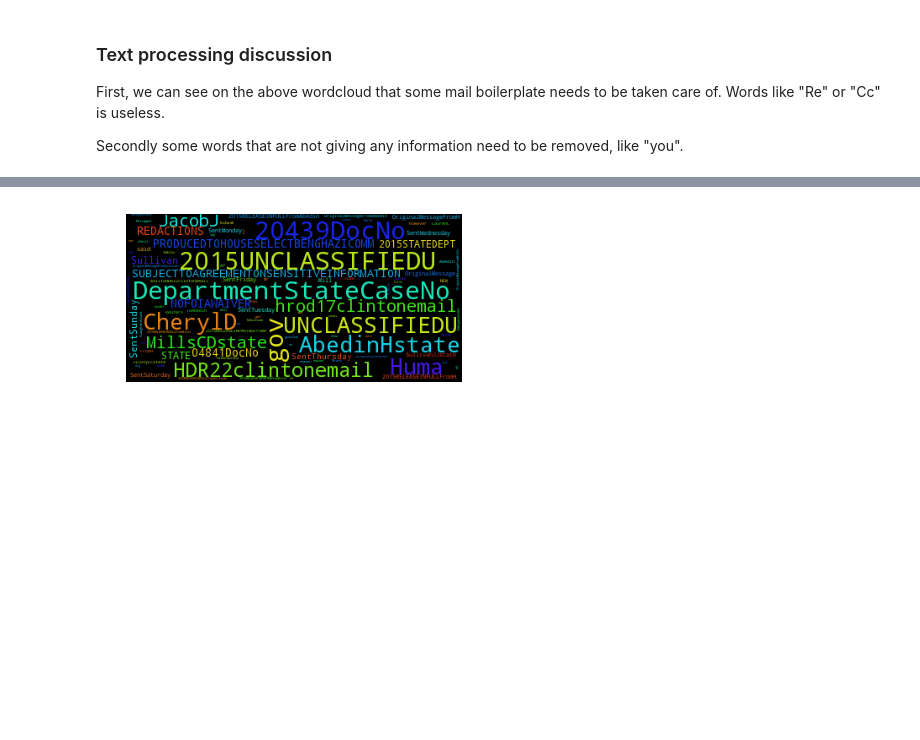
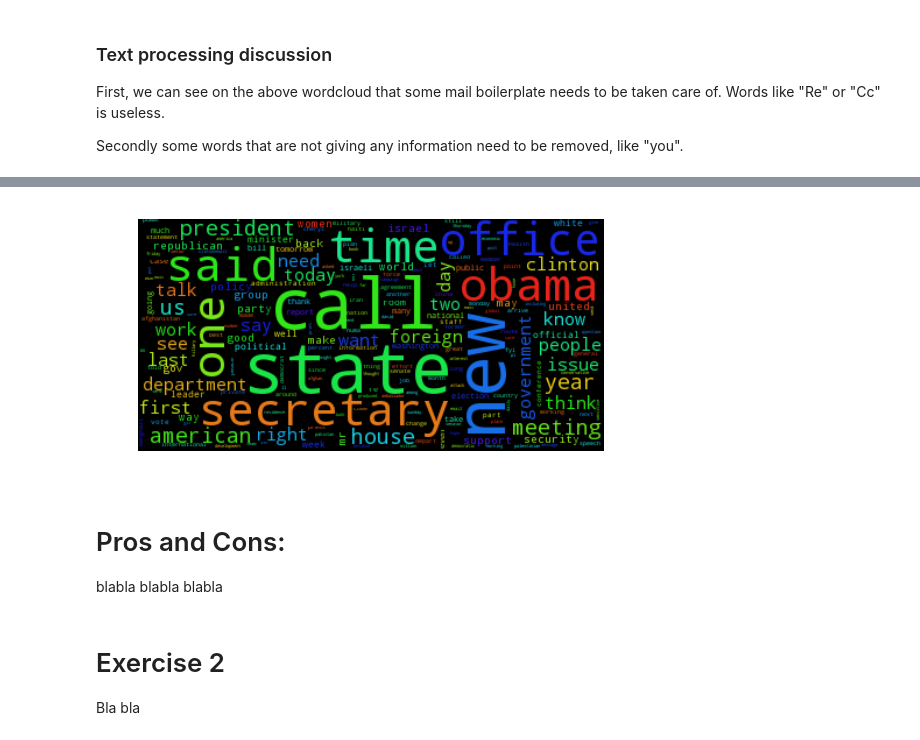
Before and after one commit to mgoretti/ada, a Jupyter notebook: 05 - Taming Text/Text Taming on Hillary Clinton email.ipynb, the cells around one changed output, grey strips where cells are left out. Drawn from its saved outputs; the diff is of its cells as text; code cells hidden in the pictures; blank space fills up the shorter version.

```diff
--- a/05 - Taming Text/Text Taming on Hillary Clinton email.ipynb
+++ b/05 - Taming Text/Text Taming on Hillary Clinton email.ipynb
@@ -31,3 +34,8 @@ text = df.sum().iloc[0]
+# %%
+text = df_extract.sum().iloc[0]
+text2 = df_subj.sum().iloc[0]
+
+text = text + " " + text2
 # %% [markdown]
 ### Without text preprocessing:
 # %%
@@ -59,14 +68,12 @@ from nltk.corpus import stopwords
 # %%
 tokens = nltk.word_tokenize(text)
+st = nltk.LancasterStemmer()
 
-#TODO Does lowercasing words helps?
-#words = [w.lower() for w in tokens]
-words = tokens
-
-#TODO stemming
+words_stem = [st.stem(w.lower()) for w in tokens]
+words = [w.lower() for w in tokens]
 # %%
 stopword = stopwords.words('english')
 
-mailword = ["re", "cc", "date", "subject", "sent", "@", ":", "fw", "originalmessage"]
+mailword = ["re", "cc", "date", "subject", "sent", "@", ":", "fw", "originalmessage", "pm", "gov", "doc", "also", "n't"]
 for w in mailword:
     stopword.append(w)
@@ -73,13 +83,20 @@ for w in mailword:
 # %%
 filtered = [word for word in words if word not in stopword]
-filtered_text = ""
-for w in filtered:
-    filtered_text = filtered_text + w
+filtered_text = ' '.join(filtered)
 # %%
-wordcloud = WordCloud(max_font_size=40).generate(filtered_text)
+wordcloud = WordCloud(max_font_size=60, stopwords=STOPWORDS).generate(filtered_text)
 plt.figure()
 plt.imshow(wordcloud)
 plt.axis("off")
 plt.show()
 # %% [output]
-[figure, old version]
+[figure, new version]
+# %% [markdown]
+# Pros and Cons:
+blabla
+blabla
+blabla
+# %% [markdown]
+# Exercise 2
+
+Bla bla
```
Also changed, not shown: parts of 16 cells of this notebook.
